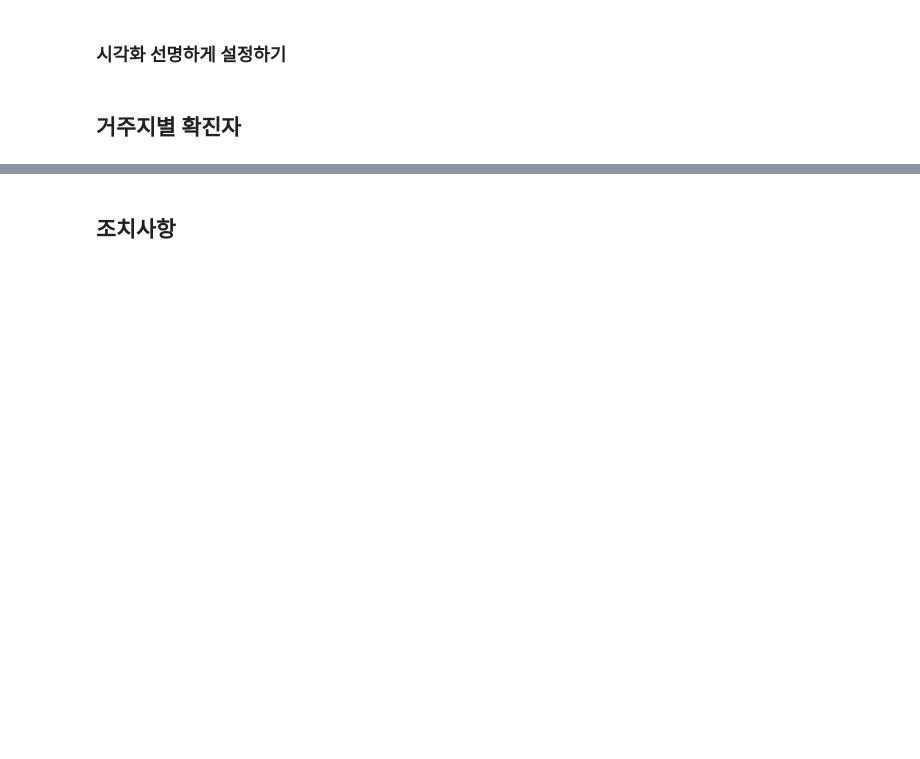
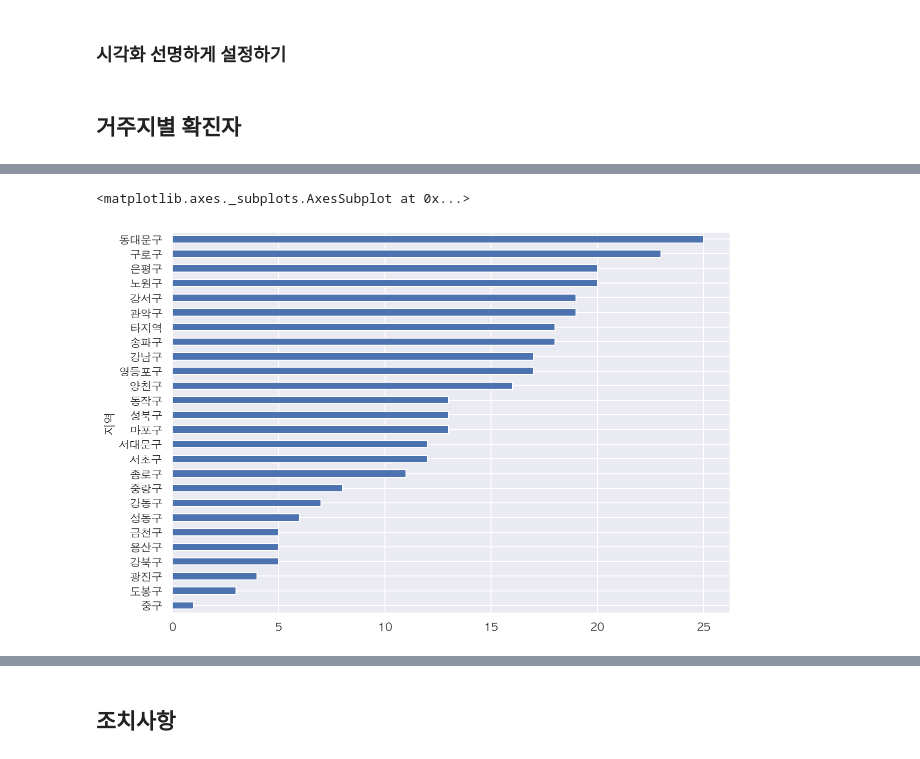
Before and after one commit to corazzon/COVID-19-eda, a Jupyter notebook: 06-seoul-covid-19-eda.ipynb, the cells around one changed output, grey strips where cells are left out. Drawn from its saved outputs; the diff is of its cells as text; code cells hidden in the pictures; blank space fills up the shorter version.

```diff
--- a/06-seoul-covid-19-eda.ipynb
+++ b/06-seoul-covid-19-eda.ipynb
@@ -49,0 +62,5 @@ df["거주지"].value_counts().sort_values().plot.barh(figsize=(10, 10))
+# %%
+gu = ['강남구', '강동구', '강북구', '강서구', '관악구', '광진구', '구로구', '금천구', '노원구',
+       '도봉구', '동대문구', '동작구', '마포구', '서대문구', '서초구', '성동구', '성북구', '송파구',
+       '양천구', '영등포구', '용산구', '은평구', '종로구', '중구', '중랑구']
+gu[:5]
@@ -49,0 +69,4 @@ df["거주지"].value_counts().sort_values().plot.barh(figsize=(10, 10))
+# %%
+df_gu = gu_count.reset_index()
+df_gu.columns = ["구", "환자수"]
+df_gu.head()
@@ -49,0 +80,4 @@ df["거주지"].value_counts().sort_values().plot.barh(figsize=(10, 10))
+# %%
+df_gu["구"] = df_gu["구"].replace("은평", "은평구")
+df_gu["지역"] = df_gu["구"].map(lambda x : x if x in gu else "타지역")
+df_gu[["구", "지역"]].head()
@@ -49,0 +91,3 @@ df["거주지"].value_counts().sort_values().plot.barh(figsize=(10, 10))
+# %%
+df_gu_etc = df_gu.groupby("지역")["환자수"].sum().sort_values()
+df_gu_etc.head()
@@ -49,0 +102,5 @@ df["거주지"].value_counts().sort_values().plot.barh(figsize=(10, 10))
+# %%
+df_gu_etc.plot.barh(figsize=(10, 7))
+# %% [output]
+<matplotlib.axes._subplots.AxesSubplot at 0x...>
+[figure, added]
```
Also changed, not shown: parts of 22 cells of this notebook.
